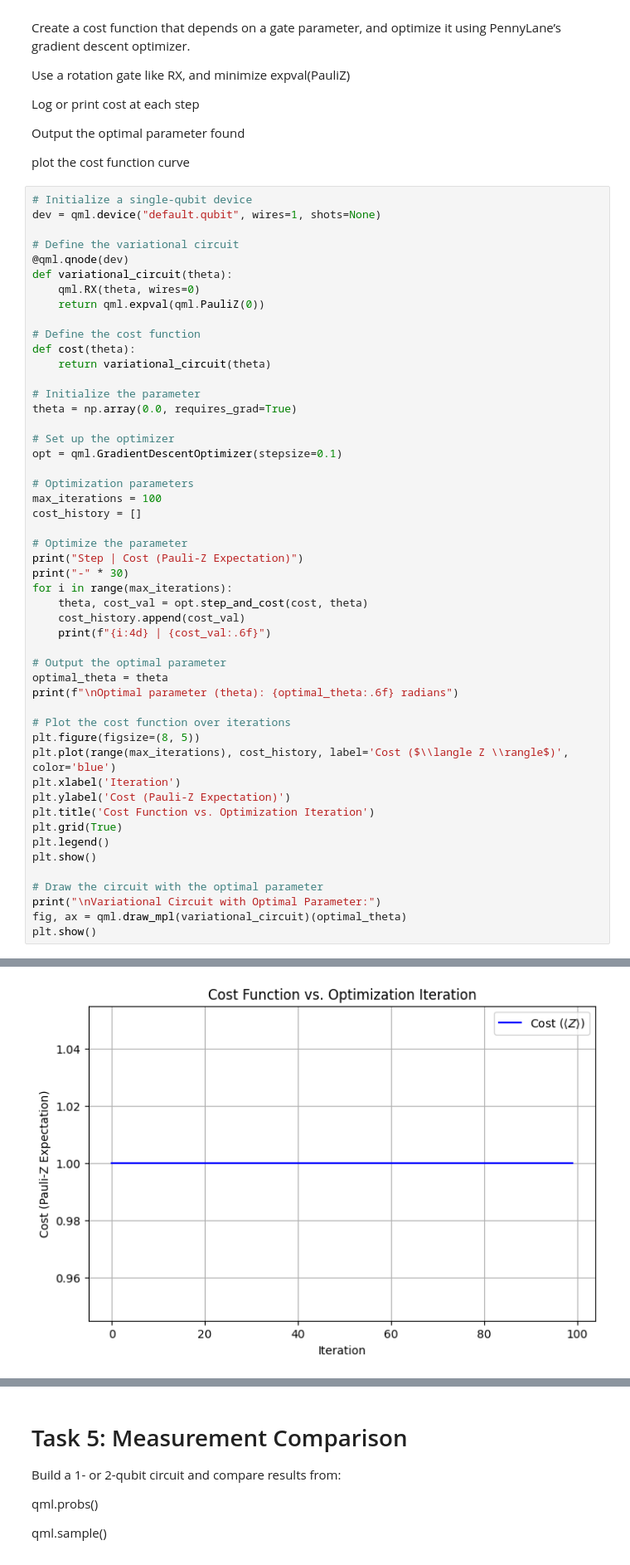
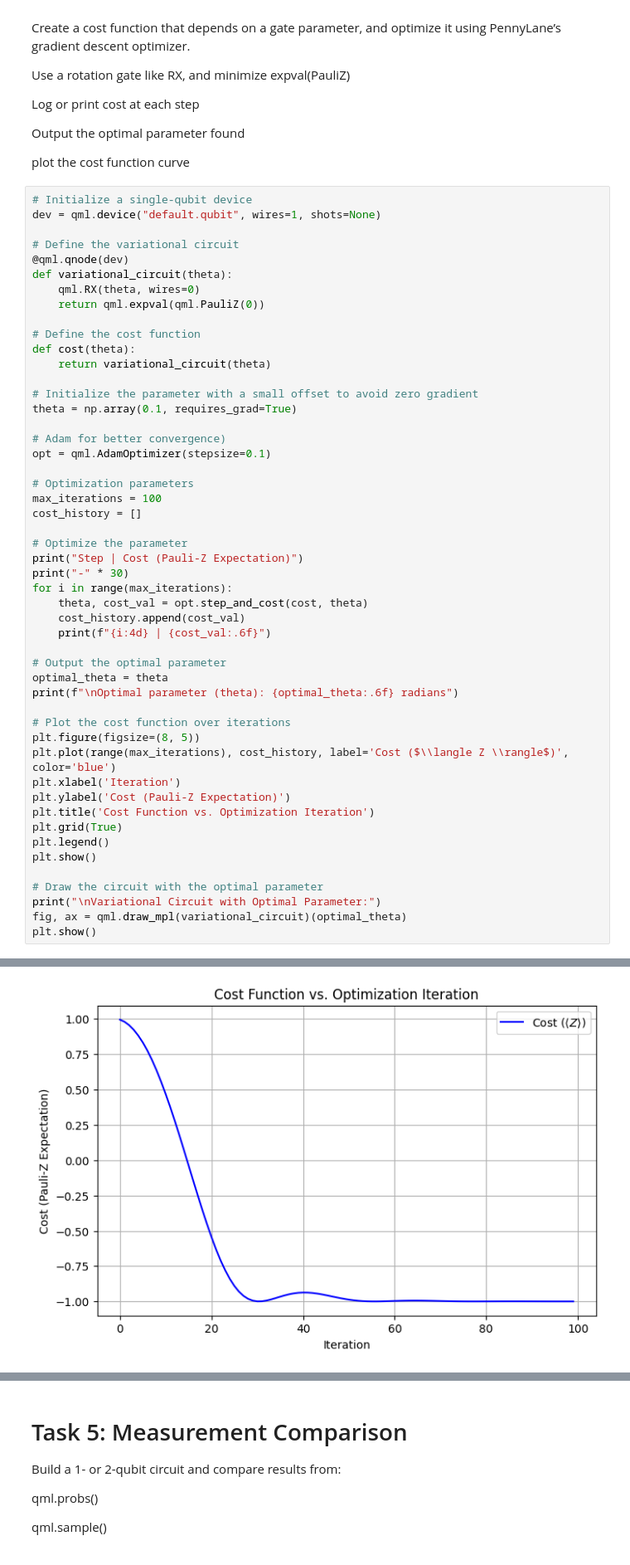
Before and after one commit to Nama21yo/quantum_computing, a Jupyter notebook: PennyLane_quantum_Computing.ipynb, the cells around one changed output, grey strips where cells are left out. Shown at 83% size. Cells and saved outputs as stored; diff of their text form.

Commit message:
Implement Adam Optimizer on the Variational Circuit

```diff
--- a/PennyLane_quantum_Computing.ipynb
+++ b/PennyLane_quantum_Computing.ipynb
@@ -287,11 +286,11 @@ def variational_circuit(theta):
 def cost(theta):
     return variational_circuit(theta)
 
-# Initialize the parameter
-theta = np.array(0.0, requires_grad=True)
+# Initialize the parameter with a small offset to avoid zero gradient
+theta = np.array(0.1, requires_grad=True)
 
-# Set up the optimizer
-opt = qml.GradientDescentOptimizer(stepsize=0.1)
+# Adam for better convergence)
+opt = qml.AdamOptimizer(stepsize=0.1)
 
 # Optimization parameters
 max_iterations = 100
@@ -344,4 +343,4 @@ Optimal parameter (theta): 0.000000 radians
-[figure, old version]
+[figure, new version]
 Variational Circuit with Optimal Parameter:
 [figure]
 # %% [markdown]
```
Also changed, not shown: parts of 2 cells of this notebook.
